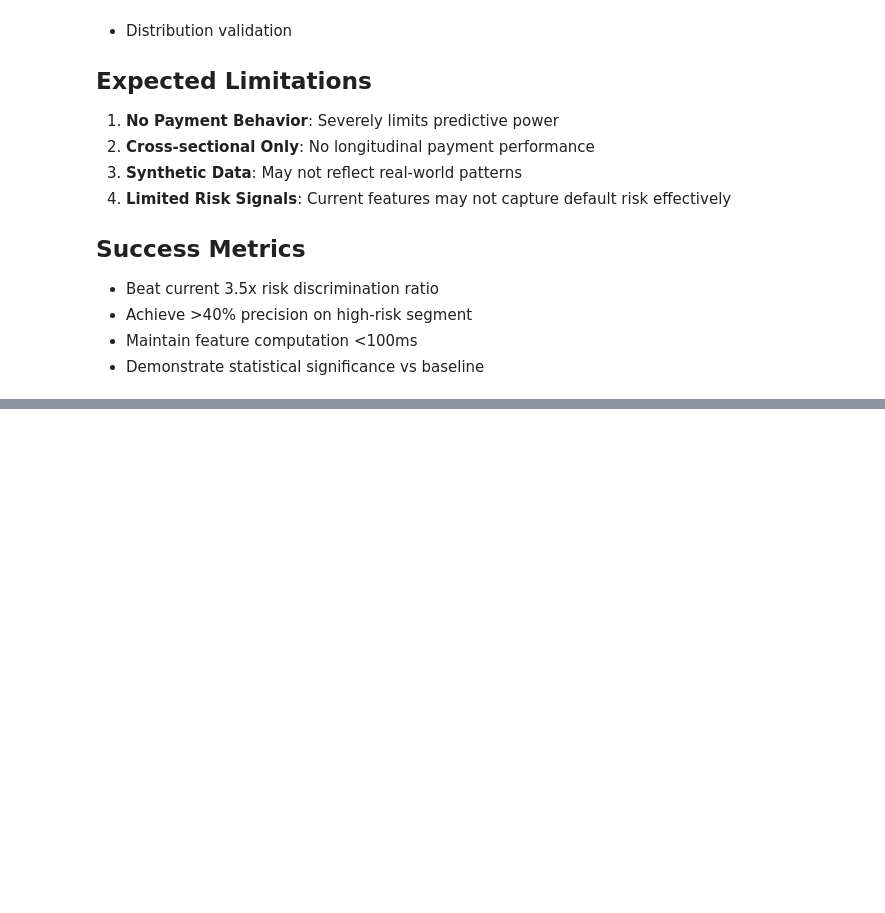
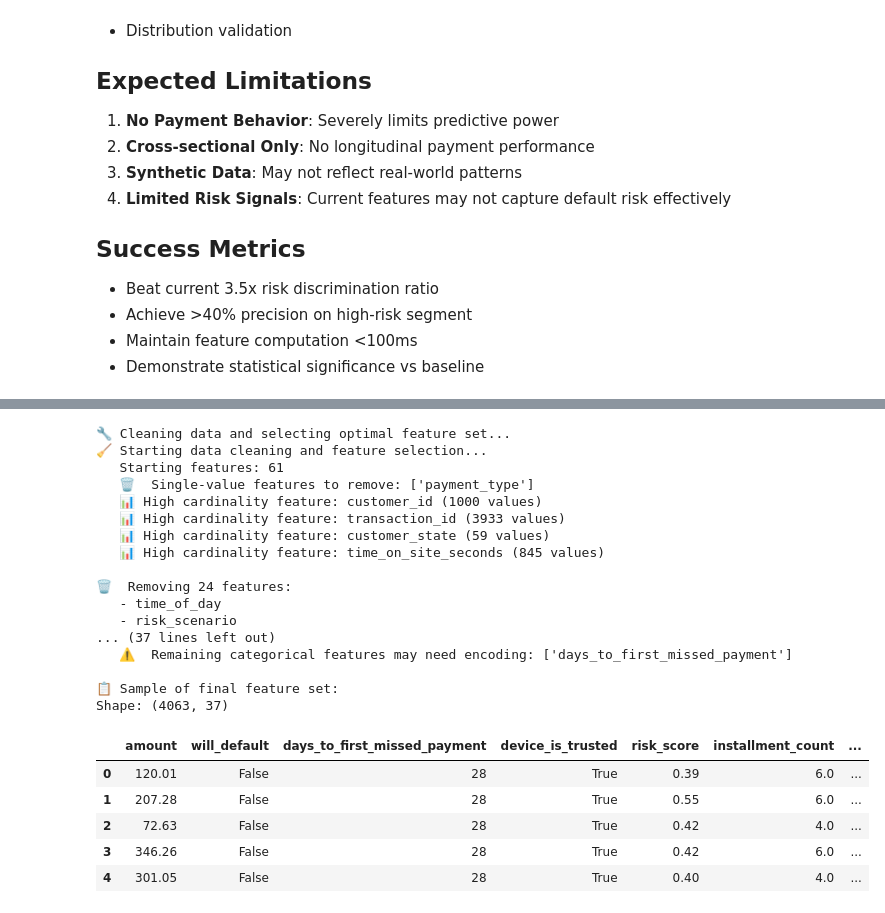
Before and after one commit to whitehackr/flit-ml, a Jupyter notebook: research/notebooks/02_feature_engineering.ipynb, the cells around one changed output, grey strips where cells are left out. Saved outputs shown, nothing was run; the diff lists cells and outputs as text; code cells hidden in the pictures; blank space fills up the shorter version.

```diff
--- a/research/notebooks/02_feature_engineering.ipynb
+++ b/research/notebooks/02_feature_engineering.ipynb
@@ -266,0 +700,33 @@ print(f"   Default rate: {df['will_default'].mean():.1%}")
+# %%
+# Apply data cleaning and feature selection
+print("🔧 Cleaning data and selecting optimal feature set...")
+df_final, feature_metadata = clean_and_select_features(df_encoded)
+
+# Display sample of final dataset
+print(f"\n📋 Sample of final feature set:")
+print(f"Shape: {df_final.shape}")
+df_final.head()
+# %% [output]
+🔧 Cleaning data and selecting optimal feature set...
+🧹 Starting data cleaning and feature selection...
+   Starting features: 61
+   🗑️  Single-value features to remove: ['payment_type']
+   📊 High cardinality feature: customer_id (1000 values)
+   📊 High cardinality feature: transaction_id (3933 values)
+   📊 High cardinality feature: customer_state (59 values)
+   📊 High cardinality feature: time_on_site_seconds (845 values)
+
+🗑️  Removing 24 features:
+   - time_of_day
+   - risk_scenario
+... (37 lines left out)
+   ⚠️  Remaining categorical features may need encoding: ['days_to_first_missed_payment']
+
+📋 Sample of final feature set:
+Shape: (4063, 37)
+|  | amount | will_default | days_to_first_missed_payment | device_is_trusted | risk_score | installment_count | ... |
+| 0 | 120.01 | False | 28 | True | 0.39 | 6.0 | ... |
+| 1 | 207.28 | False | 28 | True | 0.55 | 6.0 | ... |
+| 2 | 72.63 | False | 28 | True | 0.42 | 4.0 | ... |
+| 3 | 346.26 | False | 28 | True | 0.42 | 6.0 | ... |
+| 4 | 301.05 | False | 28 | True | 0.40 | 4.0 | ... |
```
Also changed, not shown: parts of 15 cells of this notebook.
